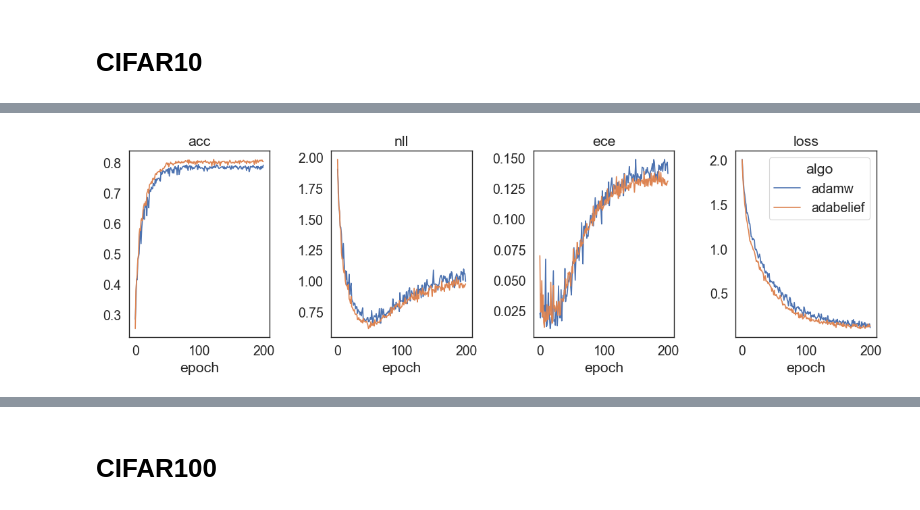
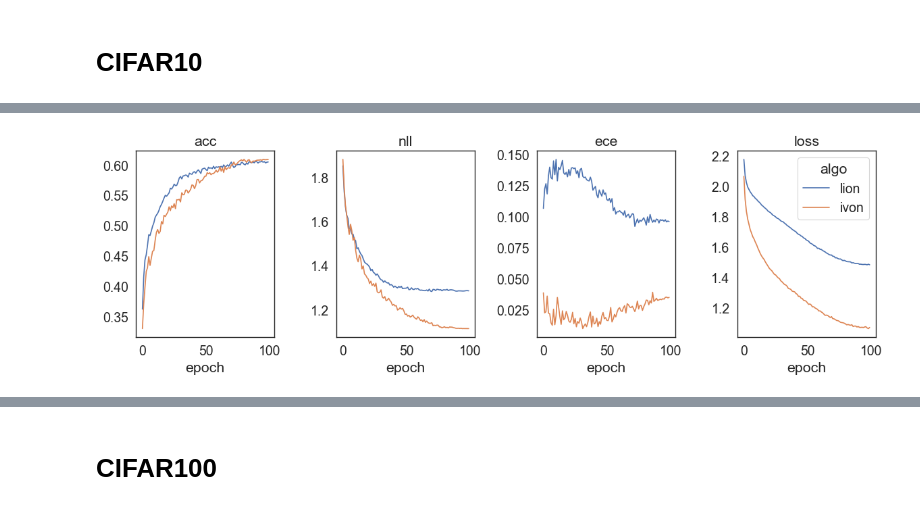
Before and after one commit to dimarkov/bmr4pml, a Jupyter notebook: notebooks/test_ivon_with_bmr.ipynb, the cells around one changed output, grey strips where cells are left out. Cells and saved outputs as stored; diff of their text form; code cells hidden in the pictures.

```diff
--- a/notebooks/test_ivon_with_bmr.ipynb
+++ b/notebooks/test_ivon_with_bmr.ipynb
@@ -493,7 +481,7 @@ for optim in [optimizer3]:
 fig, axes = plt.subplots(1, 4, figsize=(12, 4))
 
 for i, name in enumerate(['acc', 'nll', 'ece', 'loss']):
-    for j, algo in enumerate(["adamw", "lion", "ivon"]):
+    for j, algo in enumerate(["lion", "ivon"]):
         axes[i].plot(results[j][name], label=algo)
 
     axes[i].set_title(name)
@@ -518,6 +506,7 @@ for n, start_pruning in enumerate([50, 100, 200, 300]):
             optim,
             train_ds,
             test_ds,
+            mnist_augdata,
             num_epochs=num_epochs,
             batch_size=batch_size,
             start_pruning=start_pruning
@@ -551,2 +540,19 @@ fig.tight_layout()
 # %% [markdown]
 # CIFAR10
+# %%
+# load data
+cif10_train_ds, cif10_test_ds = load_data('cifar10', platform='gpu', id=0)
+
+fig, axes = plt.subplots(1, 5, figsize=(16, 3), sharex=True, sharey=True)
+for n in range(5):
+    axes[n].imshow(cif10_train_ds['image'][n]/255)
+    axes[n].set_title('class={}'.format(cif10_train_ds['label'][n]))
+
+
+cif10_train_ds['image'] = cif10_train_ds['image']/255
+cif10_test_ds['image'] = cif10_test_ds['image']/255
+
+in_size_cif10 = cif10_train_ds['image'].shape[-3:]
+out_size_cif10 = len(jnp.unique(cif10_train_ds['label']))
+
+print(in_size_cif10, out_size_cif10)
@@ -650,17 +622,34 @@ for optim in [optimizer1, optimizer2]:
     )
 
     results_cif10.append(metrics)
+# %%
+for optim in [optimizer3]:
+    rng_key, key = jr.split(rng_key)
+    _, _, metrics = run_training(
+        key,
+        dmlp,
+        optim,
+        cif10_train_ds,
+        cif10_test_ds,
+        augdata,
+        num_epochs=num_epochs,
+        batch_size=batch_size,
+        start_pruning=num_epochs,
+        eps=0.0
+    )
+
+    results_cif10.append(metrics)
 # %%
 fig, axes = plt.subplots(1, 4, figsize=(12, 4))
 
 for i, name in enumerate(['acc', 'nll', 'ece', 'loss']):
-    for j, algo in enumerate(["adamw", "adabelief"]):
+    for j, algo in enumerate(["lion", "ivon"]):
         axes[i].plot(results_cif10[j][name], label=algo)
 
     axes[i].set_title(name)
     axes[i].set_xlabel('epoch')
 
 plt.legend(title='algo')
 fig.tight_layout()
 # %% [output]
-[figure, old version]
+[figure, new version]
```
Also changed, not shown: parts of 32 cells of this notebook.
